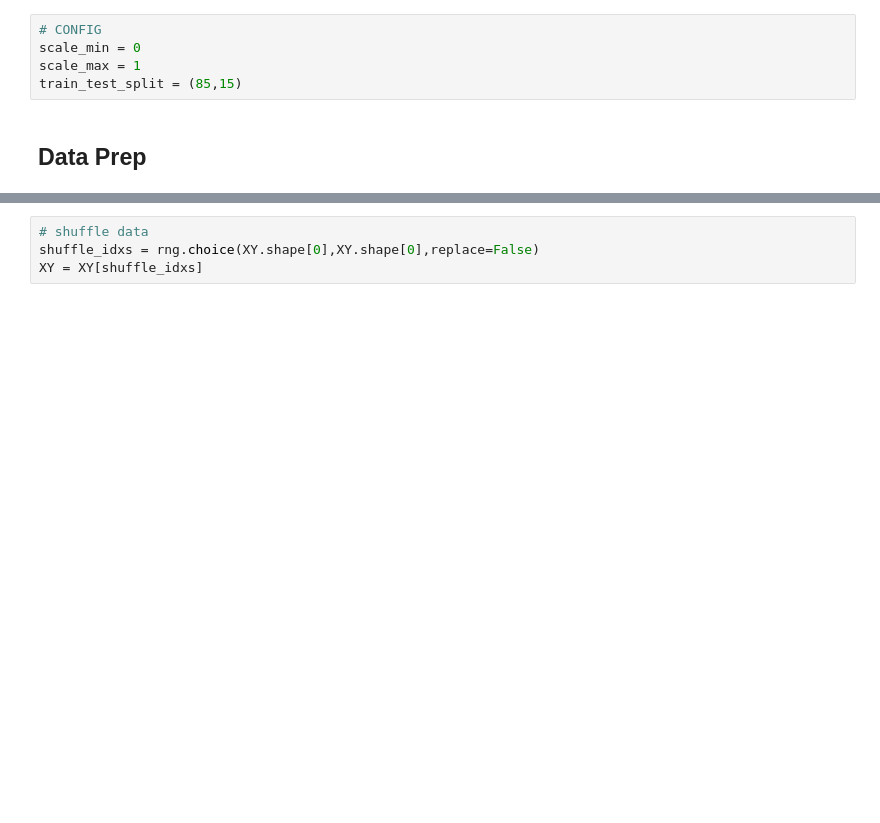
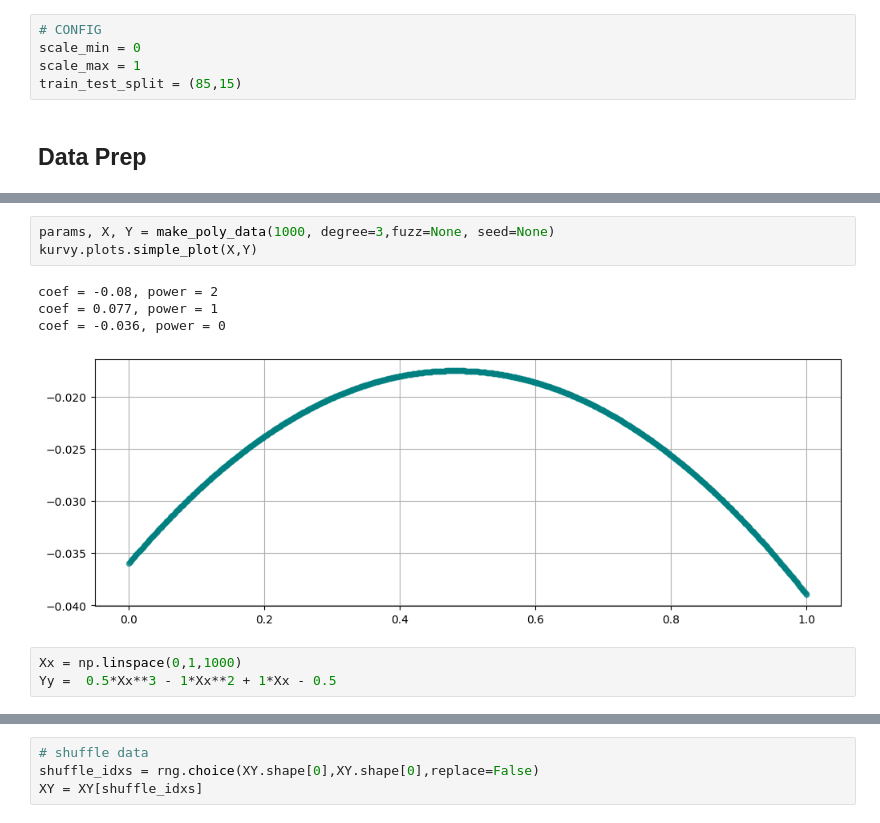
Before and after one commit to celerygemini/kurvy, a Jupyter notebook: poly_dev.ipynb, the cells around one changed output, grey strips where cells are left out. Drawn from its saved outputs; the diff is of its cells as text; blank space fills up the shorter version.

Commit message:
param estimator

```diff
--- a/poly_dev.ipynb
+++ b/poly_dev.ipynb
@@ -14,0 +65,11 @@ train_test_split = (85,15)
+# %%
+params, X, Y = make_poly_data(1000, degree=3,fuzz=None, seed=None)
+kurvy.plots.simple_plot(X,Y)
+# %% [output]
+coef = -0.08, power = 2
+coef = 0.077, power = 1
+coef = -0.036, power = 0
+[figure, added]
+# %%
+Xx = np.linspace(0,1,1000)
+Yy =  0.5*Xx**3 - 1*Xx**2 + 1*Xx - 0.5
```
Also changed, not shown: parts of 8 cells of this notebook, 6 other files.
